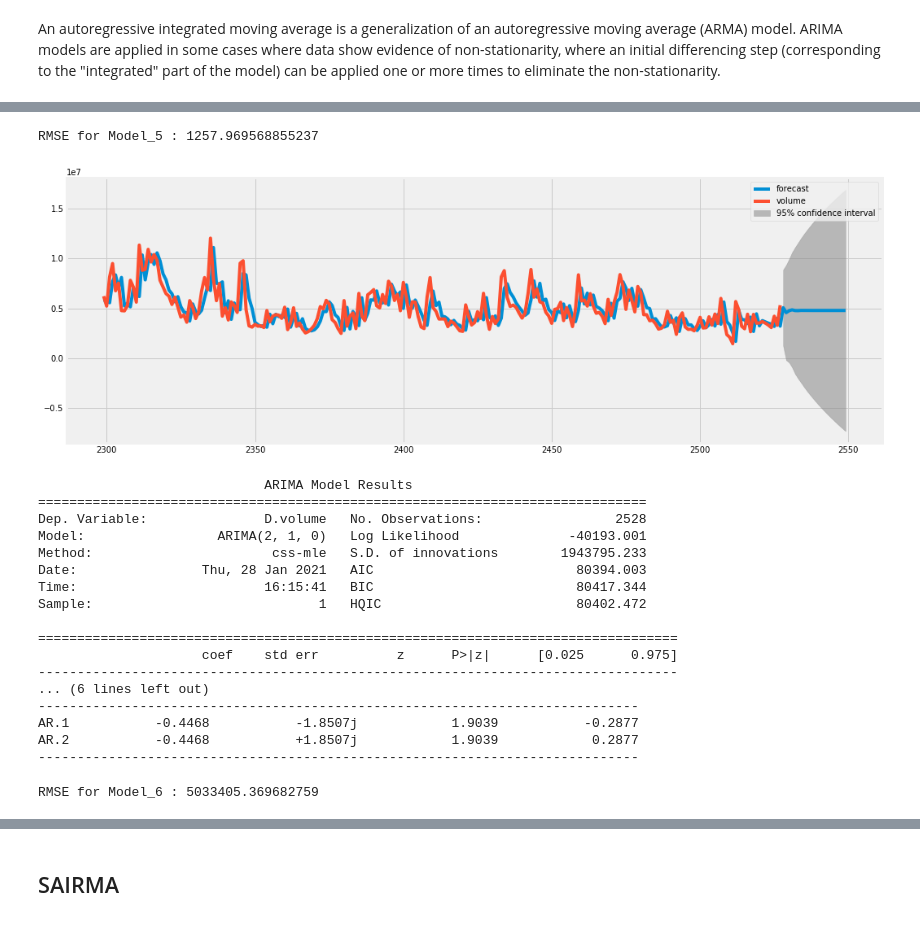
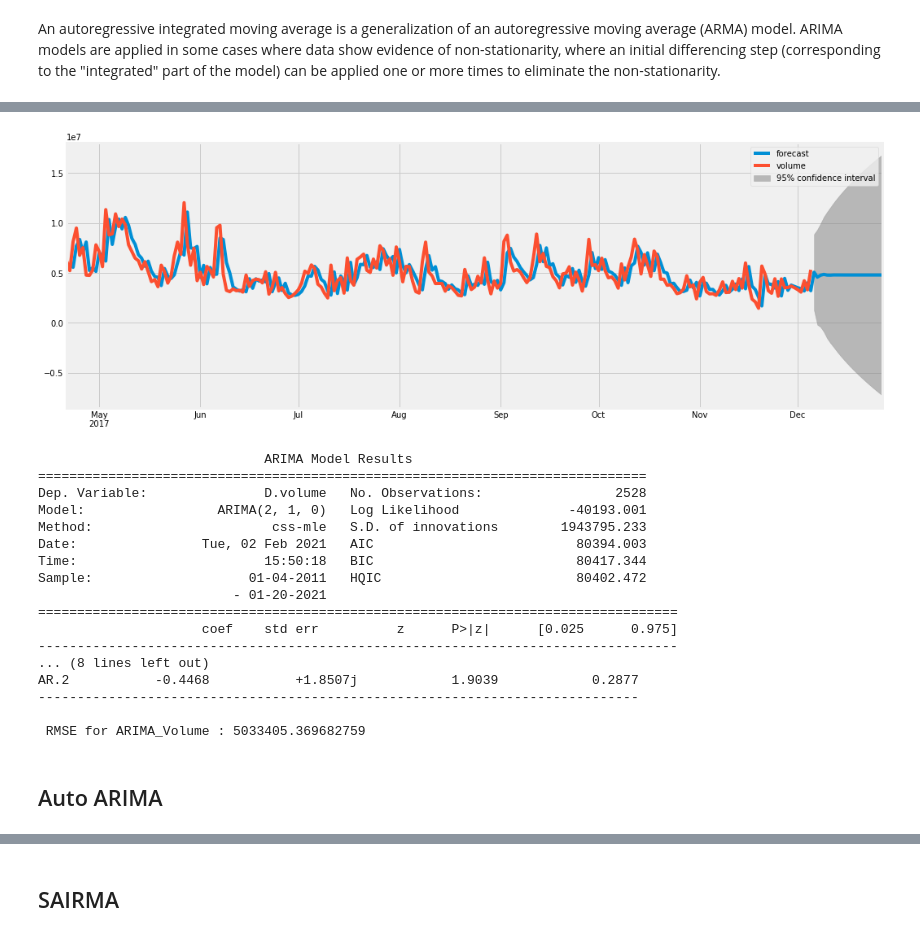
Before and after one commit to Banner10/Phase_4_TimeSeries, a Jupyter notebook: Time_Series_Analysis_Amazon.ipynb, the cells around one changed output, grey strips where cells are left out. Cells and saved outputs as stored; diff of their text form; code cells hidden in the pictures.

```diff
--- a/Time_Series_Analysis_Amazon.ipynb
+++ b/Time_Series_Analysis_Amazon.ipynb
@@ -476,6 +491,9 @@ from statsmodels.tsa.stattools import adfuller
 from statsmodels.graphics.tsaplots import plot_acf, plot_pacf
 from statsmodels.tsa.arima_process import ArmaProcess
 from statsmodels.tsa.arima_model import ARIMA
+# %%
+#setting index frequency to Daily for modeling
+amazon_daily.index = amazon_daily.index.to_period('D')
 # %% [markdown]
 ## ARMA
 # %% [markdown]
@@ -676,35 +659,31 @@ MA.4           -0.7681           +0.7488j            1.0727            0.3770
-# %%
-print('RMSE for Model_5 :', np.sqrt(mean_squared_error(amazon_daily['close'].iloc[1:2529], model_5.predict())))
-# %% [output]
-RMSE for Model_5 : 1257.969568855237
 # %%
 # Predicting amazon colume
 rcParams['figure.figsize'] = 16, 6
-volume_predict_1 = ARIMA(amazon_daily['volume'], order=(2,1,0))
-model_6 = volume_predict_1.fit()
-model_6.plot_predict(start=2300, end=2550)
+volume_predict_1 = ARIMA(amazon_daily['volume'],
+                         order=(2,1,0))
+arima_volume = volume_predict_1.fit()
+arima_volume.plot_predict(start=2300, end=2550)
 plt.show()
-print(model_6.summary())
+print(arima_volume.summary())
+print('\n RMSE for ARIMA_Volume :', np.sqrt(mean_squared_error(amazon_daily['volume'].iloc[1:2529], arima_volume.predict())))
 # %% [output]
-[figure, old version]
+[figure, new version]
                              ARIMA Model Results
 ==============================================================================
 Dep. Variable:               D.volume   No. Observations:                 2528
 Model:                 ARIMA(2, 1, 0)   Log Likelihood              -40193.001
 Method:                       css-mle   S.D. of innovations        1943795.233
-Date:                Thu, 28 Jan 2021   AIC                          80394.003
-Time:                        16:15:41   BIC                          80417.344
-Sample:                             1   HQIC                         80402.472
-
+Date:                Tue, 02 Feb 2021   AIC                          80394.003
+Time:                        15:50:18   BIC                          80417.344
+Sample:                    01-04-2011   HQIC                         80402.472
+                         - 01-20-2021
 ==================================================================================
                      coef    std err          z      P>|z|      [0.025      0.975]
 ----------------------------------------------------------------------------------
-... (6 lines left out)
------------------------------------------------------------------------------
-AR.1           -0.4468           -1.8507j            1.9039           -0.2877
+... (8 lines left out)
 AR.2           -0.4468           +1.8507j            1.9039            0.2877
 -----------------------------------------------------------------------------
+
+ RMSE for ARIMA_Volume : 5033405.369682759
-# %%
-print('RMSE for Model_6 :', np.sqrt(mean_squared_error(amazon_daily['volume'].iloc[1:2529], model_6.predict())))
-# %% [output]
-RMSE for Model_6 : 5033405.369682759
+# %% [markdown]
+## Auto ARIMA
```
Also changed, not shown: parts of 69 cells of this notebook, 3 other files.
